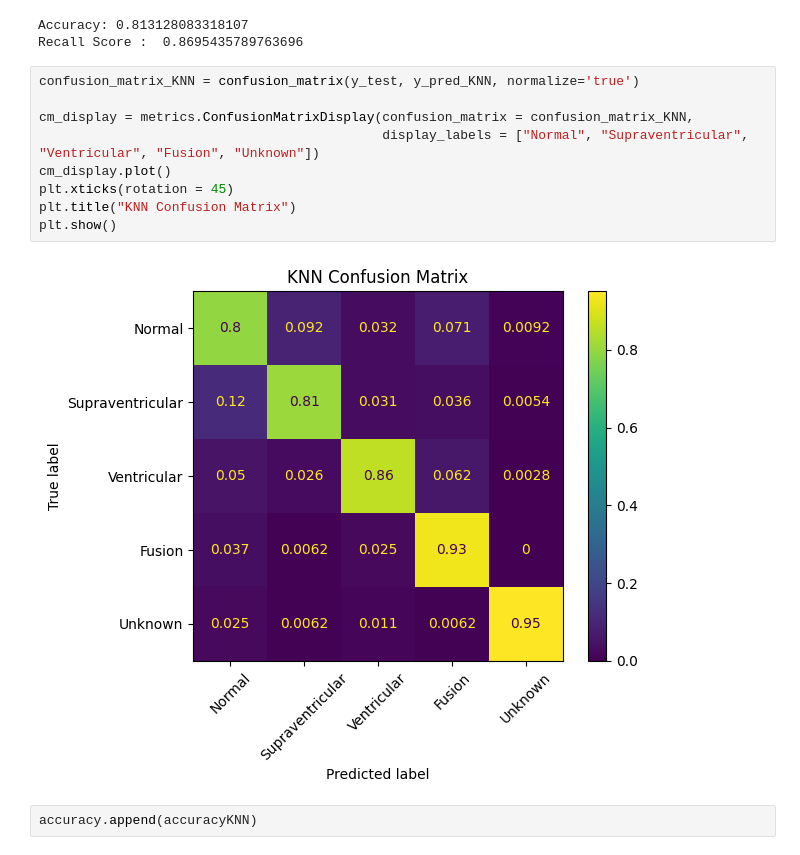
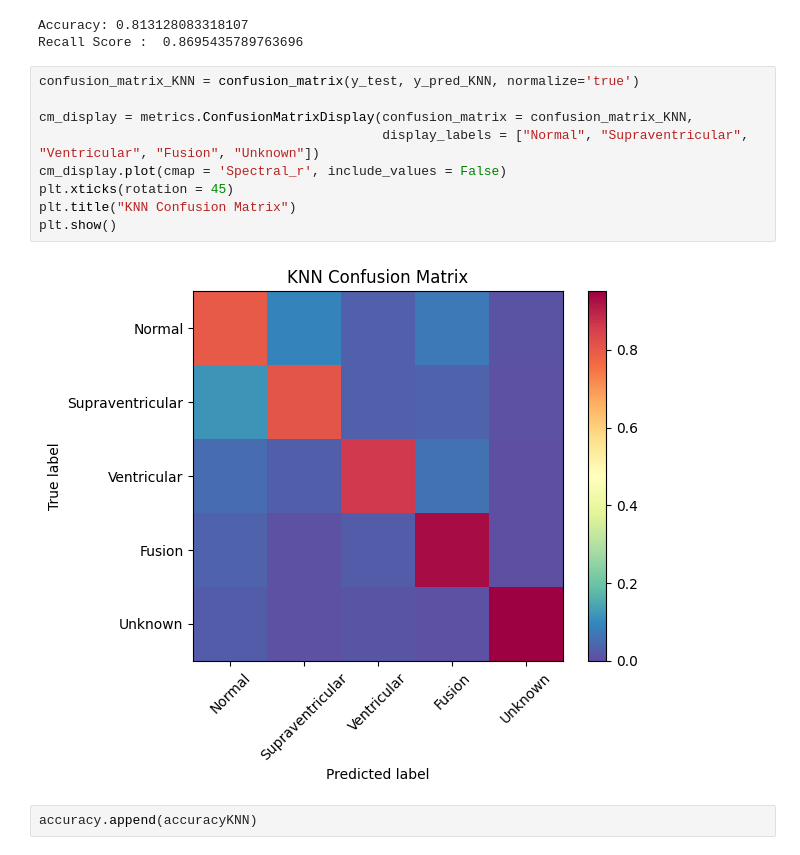
Before and after one commit to Dhawal-Modi/DSC_2024_Space_Jam, a Jupyter notebook: Task2.ipynb, the cells around one changed output. Drawn from its saved outputs; the diff is of its cells as text.

```diff
--- a/Task2.ipynb
+++ b/Task2.ipynb
@@ -254,14 +264,14 @@ Recall Score :  0.8695435789763696
 # %%
 confusion_matrix_KNN = confusion_matrix(y_test, y_pred_KNN, normalize='true')
 
 cm_display = metrics.ConfusionMatrixDisplay(confusion_matrix = confusion_matrix_KNN,
                                             display_labels = ["Normal", "Supraventricular", "Ventricular", "Fusion", "Unknown"])
-cm_display.plot()
+cm_display.plot(cmap = 'Spectral_r', include_values = False)
 plt.xticks(rotation = 45)
 plt.title("KNN Confusion Matrix")
 plt.show()
 # %% [output]
-[figure, old version]
+[figure, new version]
 # %%
 accuracy.append(accuracyKNN)
 # %% [markdown]
```
Also changed, not shown: parts of 4 cells of this notebook.
